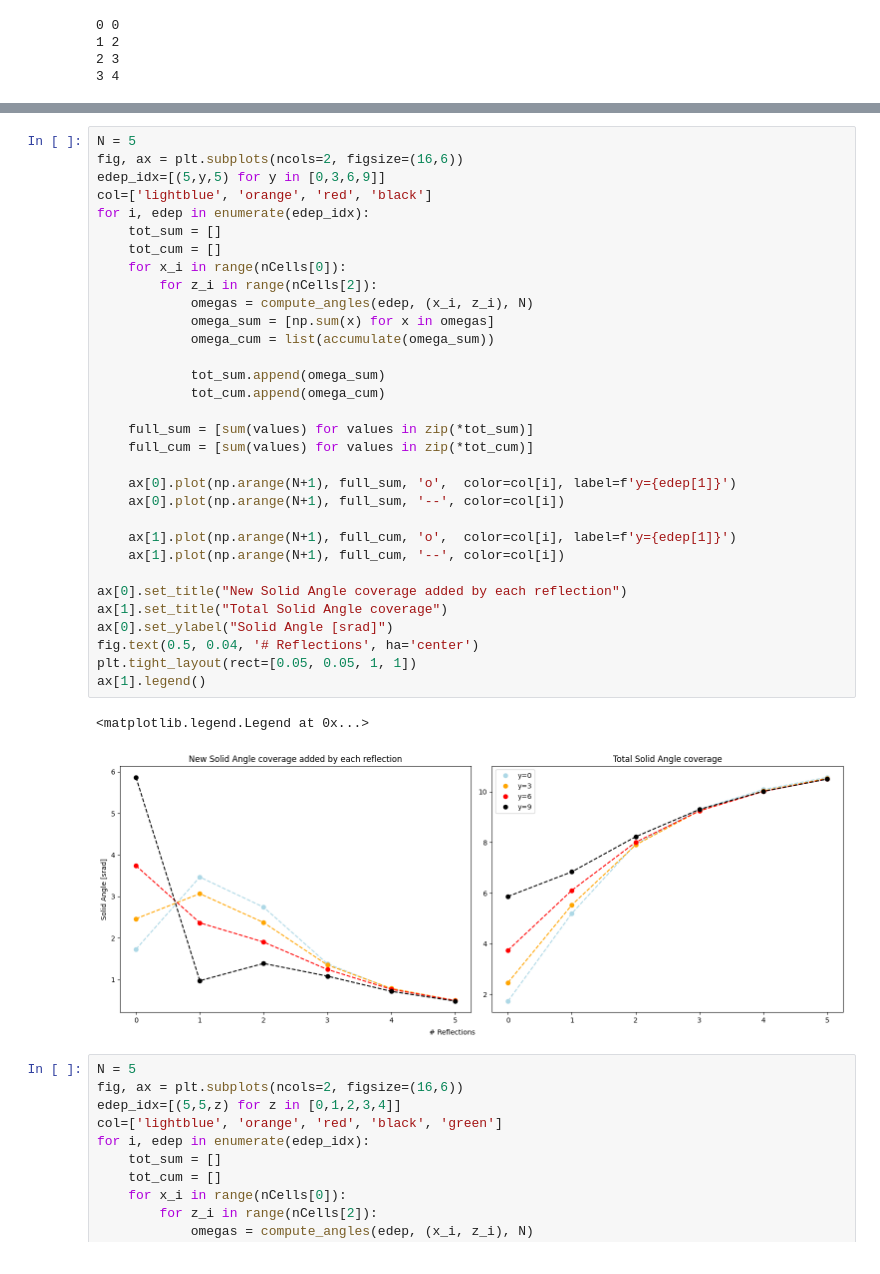
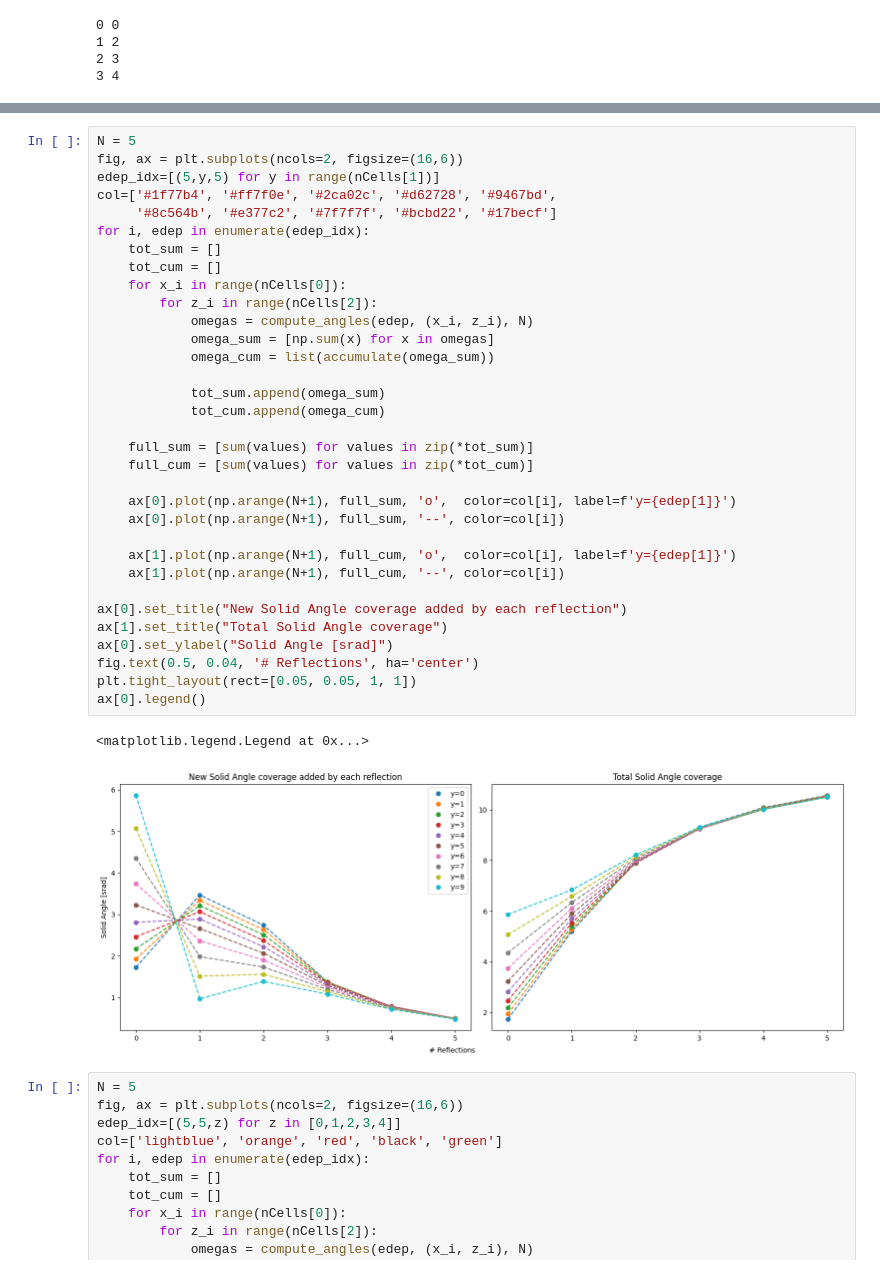
Before and after one commit to enlupi/SNN-Cal, a Jupyter notebook: GenerateDataset/Reflections.ipynb, the cells around one changed output, grey strips where cells are left out. Saved outputs shown, nothing was run; the diff lists cells and outputs as text.

```diff
--- a/GenerateDataset/Reflections.ipynb
+++ b/GenerateDataset/Reflections.ipynb
@@ -264,38 +275,39 @@ for i, n in enumerate(a):
 # %%
 N = 5
 fig, ax = plt.subplots(ncols=2, figsize=(16,6))
-edep_idx=[(5,y,5) for y in [0,3,6,9]]
-col=['lightblue', 'orange', 'red', 'black']
+edep_idx=[(5,y,5) for y in range(nCells[1])]
+col=['#1f77b4', '#ff7f0e', '#2ca02c', '#d62728', '#9467bd',
+     '#8c564b', '#e377c2', '#7f7f7f', '#bcbd22', '#17becf']
 for i, edep in enumerate(edep_idx):
     tot_sum = []
     tot_cum = []
     for x_i in range(nCells[0]):
         for z_i in range(nCells[2]):
             omegas = compute_angles(edep, (x_i, z_i), N)
             omega_sum = [np.sum(x) for x in omegas]
             omega_cum = list(accumulate(omega_sum))
 
             tot_sum.append(omega_sum)
             tot_cum.append(omega_cum)
 
     full_sum = [sum(values) for values in zip(*tot_sum)]
     full_cum = [sum(values) for values in zip(*tot_cum)]
 
     ax[0].plot(np.arange(N+1), full_sum, 'o',  color=col[i], label=f'y={edep[1]}')
     ax[0].plot(np.arange(N+1), full_sum, '--', color=col[i])
 
     ax[1].plot(np.arange(N+1), full_cum, 'o',  color=col[i], label=f'y={edep[1]}')
     ax[1].plot(np.arange(N+1), full_cum, '--', color=col[i])
 
 ax[0].set_title("New Solid Angle coverage added by each reflection")
 ax[1].set_title("Total Solid Angle coverage")
 ax[0].set_ylabel("Solid Angle [srad]")
 fig.text(0.5, 0.04, '# Reflections', ha='center')
 plt.tight_layout(rect=[0.05, 0.05, 1, 1])
-ax[1].legend()
+ax[0].legend()
 # %% [output]
 <matplotlib.legend.Legend at 0x...>
-[figure, old version]
+[figure, new version]
 # %%
 N = 5
 fig, ax = plt.subplots(ncols=2, figsize=(16,6))
```
Also changed, not shown: parts of 1 cell of this notebook, 27 other files.
